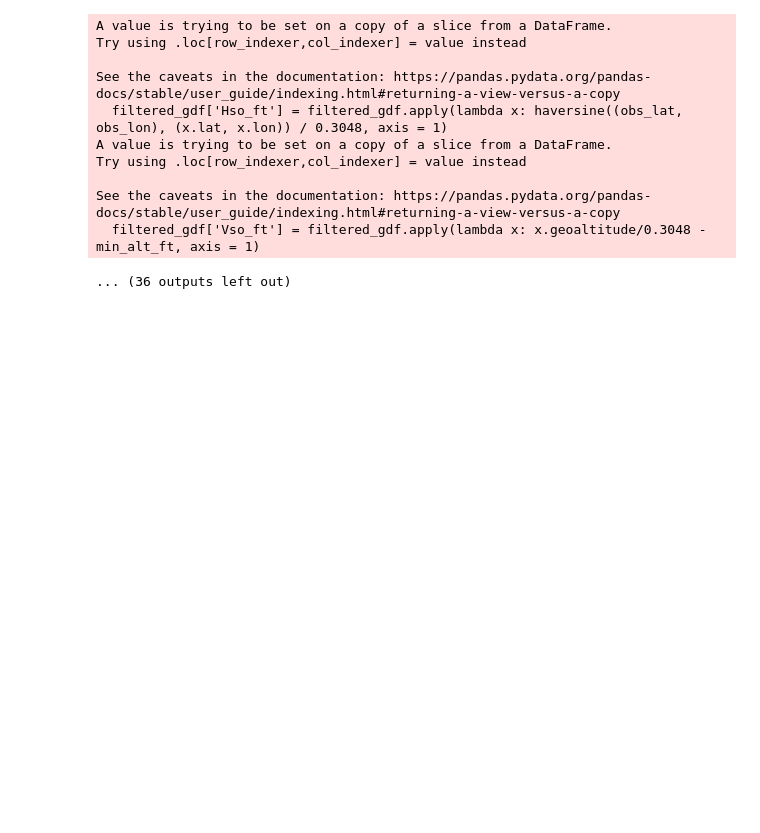
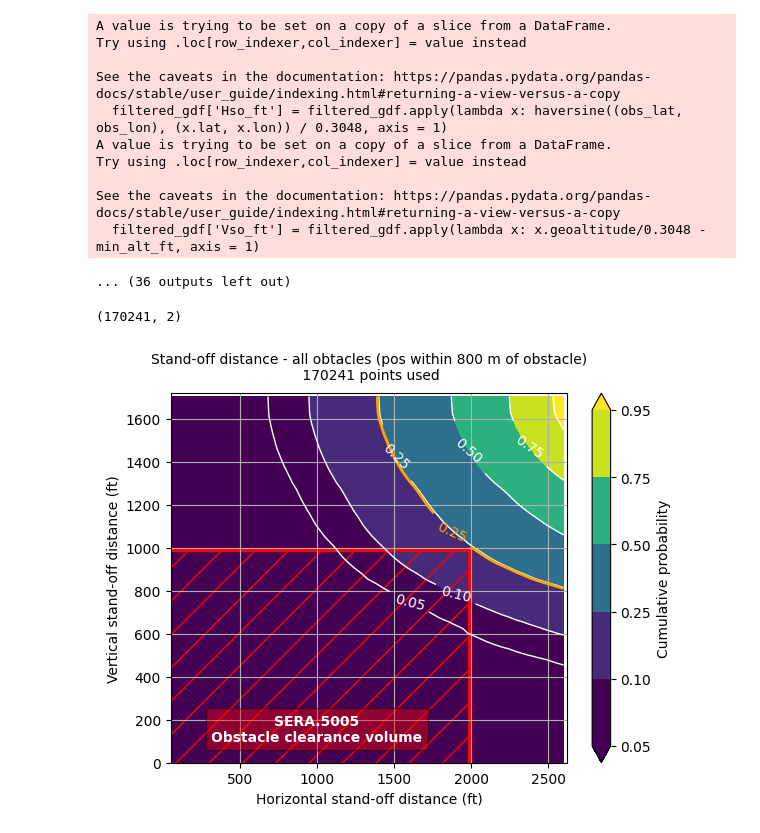
Before and after one commit to DME-3/Low-Alt-Tools, a Jupyter notebook: standoff_contour.ipynb, the cells around one changed output. Saved outputs shown, nothing was run; the diff lists cells and outputs as text; code cells hidden in the pictures; blank space fills up the shorter version.

Commit message:
add calculation and fig for all obstacles at once

```diff
--- a/standoff_contour.ipynb
+++ b/standoff_contour.ipynb
@@ -209,6 +209,10 @@ gdf_input_files = glob(data_path + 'gdf*.json')
 gdf = pd.concat([pd.read_json(file, lines=False) for file in gdf_input_files])
 gdf = gdf.reset_index(drop = True)
 gdf['date'] = gdf.time.apply(lambda x: datetime.fromtimestamp(int(x)))
+# %%
+results_df = pd.DataFrame()
+results_df['Hso_ft'] = np.nan
+results_df['Vso_ft'] = np.nan
 # %%
 from tqdm import tqdm
 
@@ -234,6 +238,10 @@ for row_obs in tqdm(obs_df.itertuples()):
     filtered_gdf['Vso_ft'] = filtered_gdf.apply(lambda x: x.geoaltitude/0.3048 - min_alt_ft, axis = 1)
 
     filtered_gdf = filtered_gdf.loc[(filtered_gdf.Hso_ft <= prox_radius_ft)]
+
+
+    temp_df = filtered_gdf[['Hso_ft', 'Vso_ft']]
+    results_df = pd.concat((results_df, temp_df))
 
     # Assuming the DataFrame is named df with columns hmd_ft and vmd_ft
     maxHso_ft = filtered_gdf['Hso_ft'].max()
@@ -368,3 +376,67 @@ Try using .loc[row_indexer,col_indexer] = value instead
 See the caveats in the documentation: https://pandas.pydata.org/pandas-docs/stable/user_guide/indexing.html#returning-a-view-versus-a-copy
   filtered_gdf['Vso_ft'] = filtered_gdf.apply(lambda x: x.geoaltitude/0.3048 - min_alt_ft, axis = 1)
 ... (36 outputs left out)
+# %%
+results_df.shape
+# %% [output]
+(170241, 2)
+# %%
+# Assuming the DataFrame is named df with columns hmd_ft and vmd_ft
+maxHso_ft = results_df['Hso_ft'].max()
+maxVso_ft = results_df['Vso_ft'].max()
+
+# Calculate bin centers
+edgesX_ft = np.arange(0, maxHso_ft + 25, 25)
+edgesY_ft = np.arange(-maxVso_ft, maxVso_ft + 25, 25)
+centersX_ft = edgesX_ft[:-1] + np.diff(edgesX_ft) / 2
+centersY_ft = edgesY_ft[:-1] + np.diff(edgesY_ft) / 2
+
+# 2D Histogram
+hist, xedges, yedges = np.histogram2d(results_df['Hso_ft'], results_df['Vso_ft'], bins=(centersX_ft, centersY_ft), density=False)
+
+# Normalize the histogram to create CDF
+cdf = hist.cumsum(axis=0).cumsum(axis=1) / hist.sum()
+
+# Calculate bin centers using output of np.histogram2d
+Xcenters = xedges[:-1] + np.diff(xedges) / 2
+Ycenters = yedges[:-1] + np.diff(yedges) / 2
+
+# Plot CDF contour
+fig, ax = plt.subplots()
+c_levels = [0.05, 0.1, 0.25, 0.5, 0.75, 0.95]
+c_map = ListedColormap(plt.get_cmap('viridis')(np.linspace(0, 1, 20+len(c_levels))))
+CS = ax.contourf(Xcenters, Ycenters, cdf.T, levels=c_levels, cmap=c_map, extend='both')
+cbar = fig.colorbar(CS, ticks=c_levels, boundaries=np.linspace(0, 1, len(c_levels) + 1))
+cbar.ax.set_ylabel('Cumulative probability')
+
+# Add contour lines with labels
+CS_lines = ax.contour(Xcenters, Ycenters, cdf.T, levels=c_levels, colors='white', linewidths=1)
+ax.clabel(CS_lines, inline=True, fontsize=10, colors='white', fmt='%.2f')
+
+## Add the contour line with the max probability corresponding to the SERA volume and set its color
+# Find the bins within the rectangle
+x_bins_in_rectangle = np.where((xedges[:-1] >= 0) & (xedges[:-1] <= limit_H_ft))[0]
+y_bins_in_rectangle = np.where((yedges[:-1] >= 0) & (yedges[:-1] <= limit_V_ft))[0]
+# Sum the counts in the bins within the rectangle and normalize by the total number of points
+rectangle_count = hist[np.ix_(x_bins_in_rectangle, y_bins_in_rectangle)].sum()
+probability_in_rectangle = rectangle_count / hist.sum()
+# Add the contour line
+CS_SERA_line = ax.contour(Xcenters, Ycenters, cdf.T, levels=[probability_in_rectangle], colors='orange', linewidths=2)
+ax.clabel(CS_SERA_line, inline=True, fontsize=10, colors='orange', fmt='%.2f')
+
+# Axes labels and grid
+ax.set_xlabel('Horizontal stand-off distance (ft)')
+ax.set_ylabel('Vertical stand-off distance (ft)')
+ax.grid(True)
+ax.set_xlim(50, maxHso_ft)
+ax.set_ylim(0, maxVso_ft)
+
+rectangle = plt.Rectangle((-10, -10), limit_H_ft, limit_V_ft, linewidth=3, edgecolor='red', facecolor='none', hatch='/', label = 'Stay well-clear volume (SERA.5005)')
+ax.add_patch(rectangle)
+plt.text(1000, 100,'SERA.5005\nObstacle clearance volume', color='white', horizontalalignment='center', weight='bold', bbox=dict(facecolor='red', alpha=0.4, edgecolor='black'))
+
+plt.title('Stand-off distance - all obtacles (pos within %s m of obstacle)\n %s points used'%(str(round(prox_radius_ft * 0.3048)), str(len(results_df))), fontsize=10, pad=10)
+
+plt.show()
+# %% [output]
+[figure, added]
```
Also changed, not shown: parts of 2 cells of this notebook, 1 other file.
